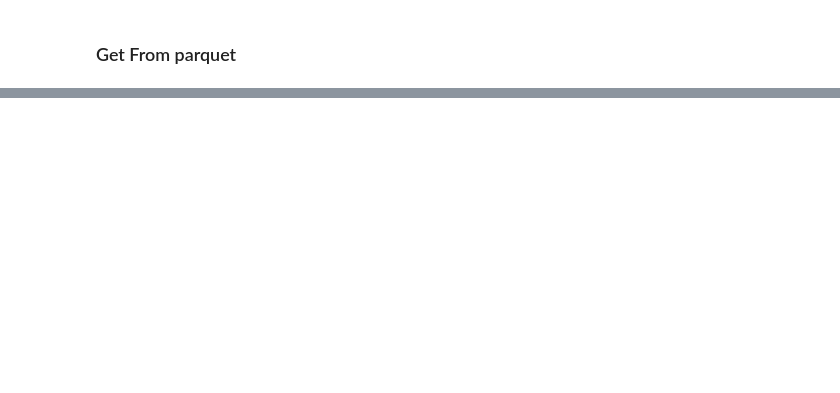
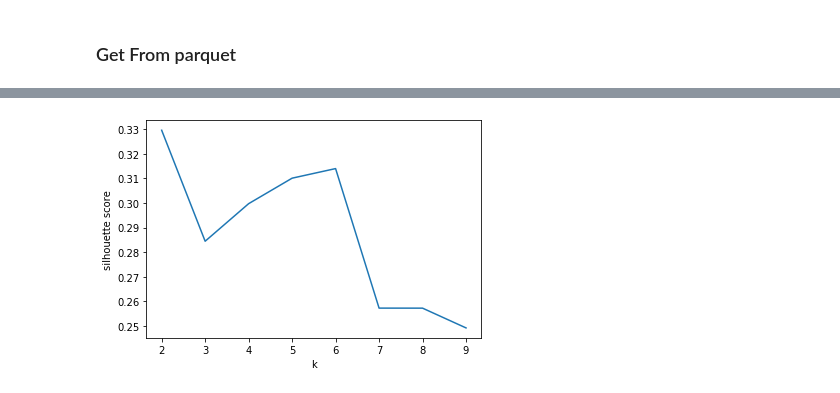
Before and after one commit to fahmibrillian/spotiplay, a Jupyter notebook: Spotiplay.ipynb, the cells around one changed output, grey strips where cells are left out. Drawn from its saved outputs; the diff is of its cells as text; code cells hidden in the pictures; blank space fills up the shorter version.

Commit message:
add clustering and send back to client with kafka

```diff
--- a/Spotiplay.ipynb
+++ b/Spotiplay.ipynb
@@ -9,6 +9,7 @@ from pyspark.sql.functions import current_timestamp
 spark = SparkSession.builder \
     .appName("SpotifyStreaming") \
     .config("spark.jars.packages", "org.mongodb.spark:mongo-spark-connector_2.11:2.4.1,org.apache.spark:spark-sql-kafka-0-10_2.11:2.4.5") \
+    .config("spark.kafka.consumer.properties", "partition.assignment.strategy=range") \
     .getOrCreate()
 # %%
 print(spark.sparkContext.getConf().get('spark.jars'))
@@ -166,15 +134,24 @@ df_scaled=data_scale.transform(assembled_data)
 from pyspark.ml import Pipeline
 from pyspark.ml.clustering import KMeans
 from pyspark.ml.evaluation import ClusteringEvaluator
-silhouette_score=[]
-evaluator = ClusteringEvaluator(predictionCol='prediction', featuresCol='standardized', \
-                                metricName='silhouette', distanceMeasure='squaredEuclidean')
 
+silhouette_score = []
+evaluator = ClusteringEvaluator(
+    predictionCol='prediction',
+    featuresCol='standardized',
+    metricName='silhouette',
+    distanceMeasure='squaredEuclidean'
+)
 
-KMeans_algo=KMeans(featuresCol='standardized', k=7)
-
-KMeans_fit=KMeans_algo.fit(df_scaled)
-
-output_df =KMeans_fit.transform(df_scaled)
-
-pipeline = Pipeline(stages=[assembler, scale, KMeans_algo])
+for k in range(2, 10):
+    print("K = {}".format(k))
+    kmeans = KMeans(
+        featuresCol='standardized',
+        predictionCol='prediction',
+        k=k,
+        seed=1
+    )
+    pipeline = Pipeline(stages=[kmeans])
+    model = pipeline.fit(df_scaled)
+    predictions = model.transform(df_scaled)
+    silhouette_score.append(evaluator.evaluate(predictions))
@@ -200,0 +158,8 @@ only showing top 20 rows
+# %%
+import matplotlib.pyplot as plt
+plt.plot(range(2, 10), silhouette_score)
+plt.xlabel('k')
+plt.ylabel('silhouette score')
+plt.show()
+# %% [output]
+[figure, added]
```
Also changed, not shown: parts of 25 cells of this notebook, 19 other files.
